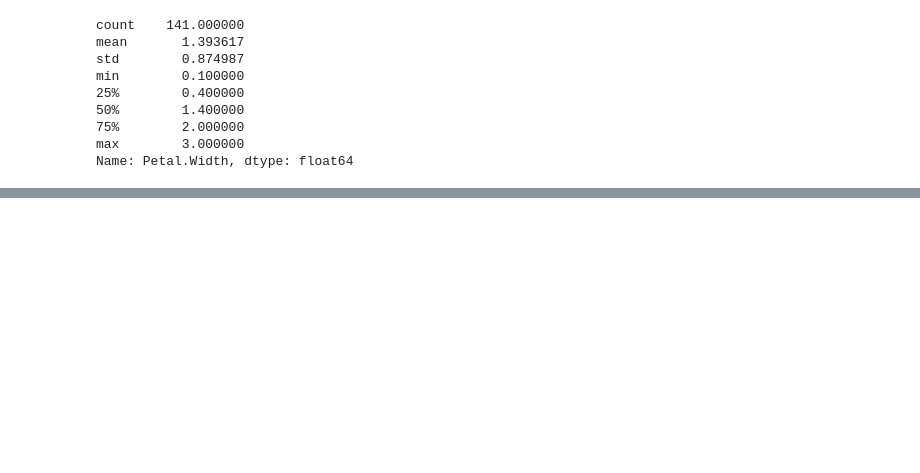
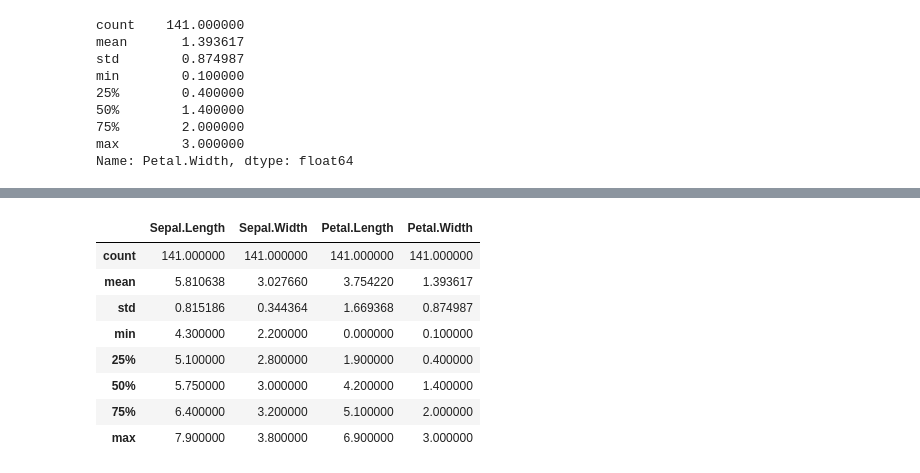
Before and after one commit to nikhilsahu22/class, a Jupyter notebook: iris2.ipynb, the cells around one changed output, grey strips where cells are left out. Cells and saved outputs as stored; diff of their text form; code cells hidden in the pictures; blank space fills up the shorter version.

```diff
--- a/iris2.ipynb
+++ b/iris2.ipynb
@@ -587,0 +565,12 @@ barplot ,boxplot , violation rules
+# %%
+data4.describe()
+# %% [output]
+|  | Sepal.Length | Sepal.Width | Petal.Length | Petal.Width |
+| count | 141.000000 | 141.000000 | 141.000000 | 141.000000 |
+| mean | 5.810638 | 3.027660 | 3.754220 | 1.393617 |
+| std | 0.815186 | 0.344364 | 1.669368 | 0.874987 |
+| min | 4.300000 | 2.200000 | 0.000000 | 0.100000 |
+| 25% | 5.100000 | 2.800000 | 1.900000 | 0.400000 |
+| 50% | 5.750000 | 3.000000 | 4.200000 | 1.400000 |
+| 75% | 6.400000 | 3.200000 | 5.100000 | 2.000000 |
+| max | 7.900000 | 3.800000 | 6.900000 | 3.000000 |
```
Also changed, not shown: parts of 29 cells of this notebook.
